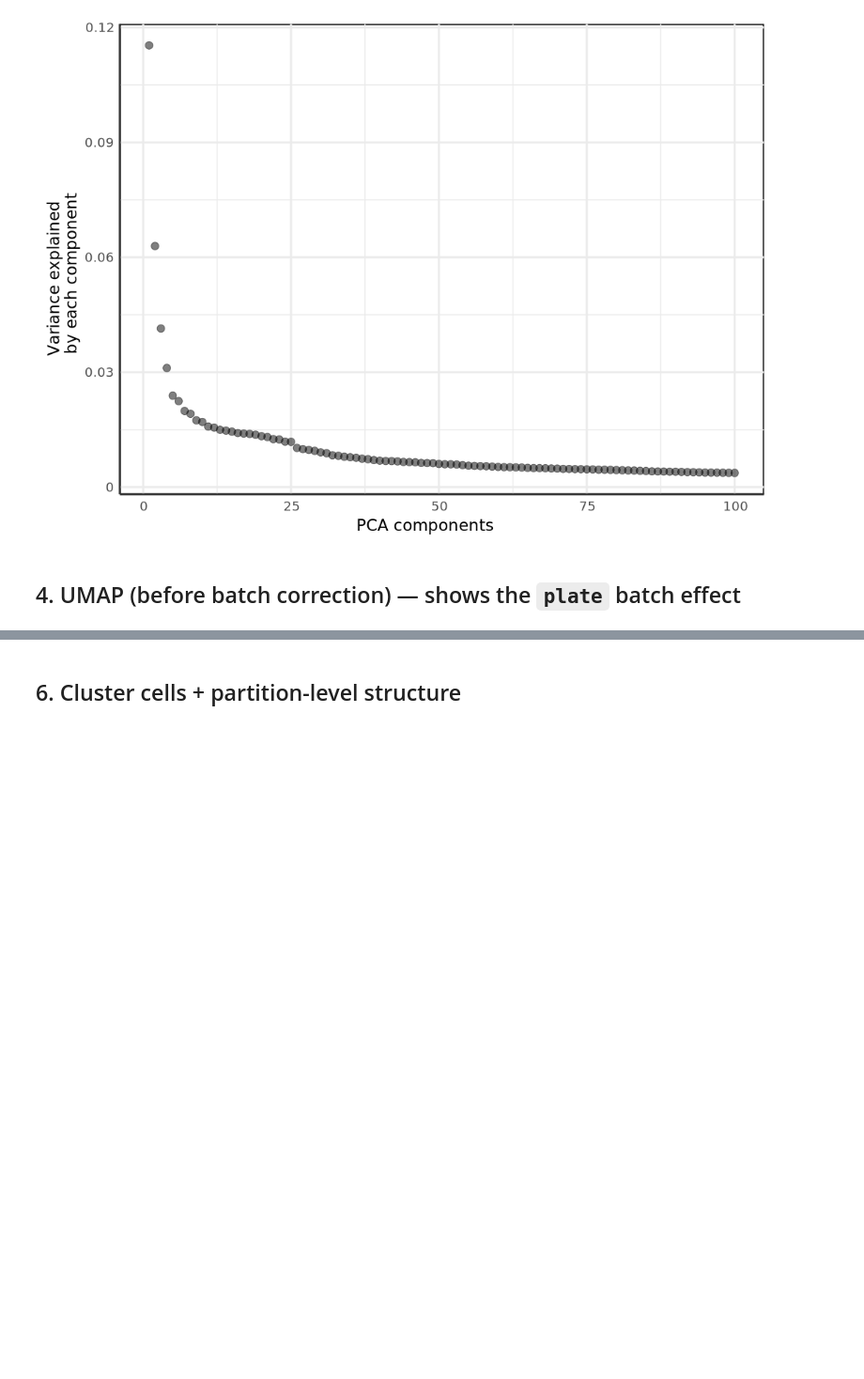
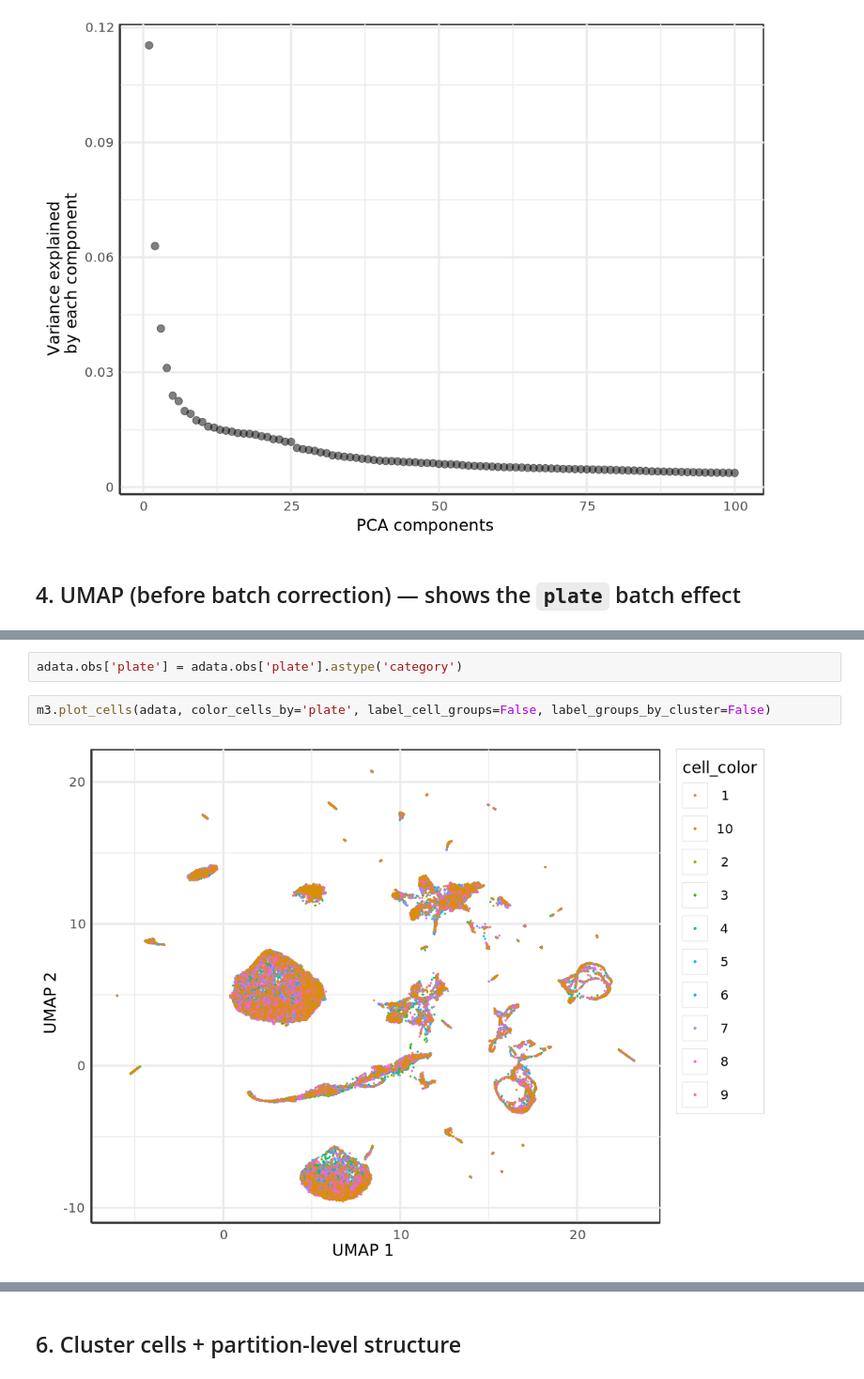
Before and after one commit to Bio-Babel/Monocle3-python, a Jupyter notebook: tutorials/c_elegans_L2_v2.ipynb, the cells around one changed output, grey strips where cells are left out. Shown at 94% size. Saved outputs shown, nothing was run; the diff lists cells and outputs as text; blank space fills up the shorter version.

```diff
--- a/tutorials/c_elegans_L2_v2.ipynb
+++ b/tutorials/c_elegans_L2_v2.ipynb
@@ -40,0 +68,6 @@ m3.plot_cells(adata, color_cells_by='cao_cell_type')
+# %%
+adata.obs['plate'] = adata.obs['plate'].astype('category')
+# %%
+m3.plot_cells(adata, color_cells_by='plate', label_cell_groups=False, label_groups_by_cluster=False)
+# %% [output]
+[figure, added]
```
Also changed, not shown: parts of 20 cells of this notebook, 1 other file.
